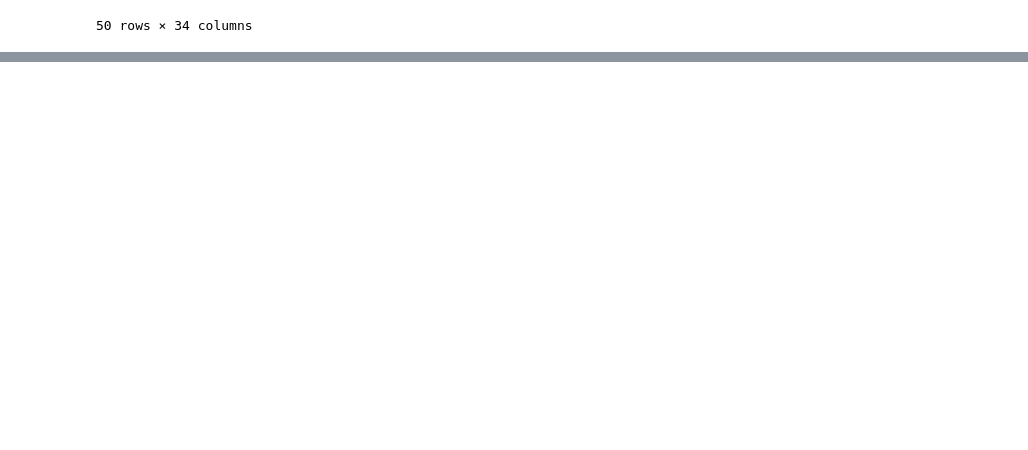
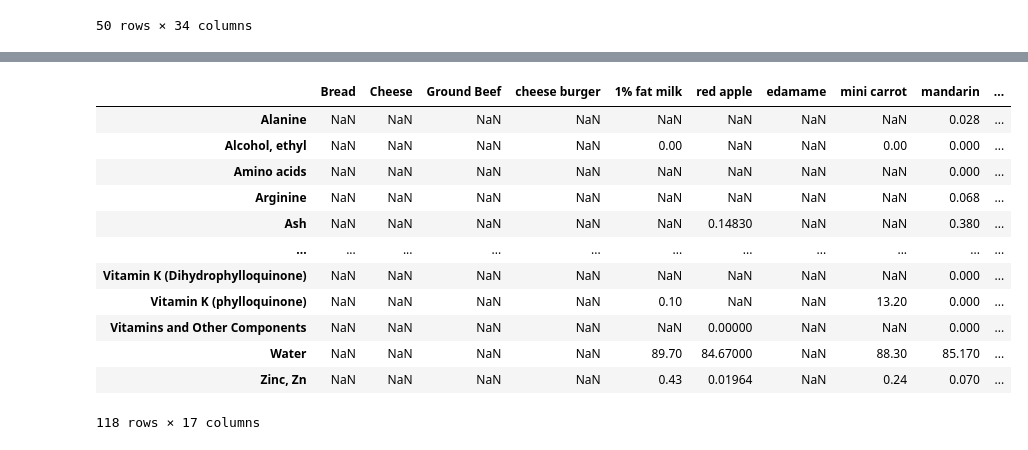
Before and after one commit to philippaSteinberg/EEP153-Proj2, a Jupyter notebook: Cost Part of Project-2.ipynb, the cells around one changed output, grey strips where cells are left out. Cells and saved outputs as stored; diff of their text form; code cells hidden in the pictures; blank space fills up the shorter version.

```diff
--- a/Cost Part of Project-2.ipynb
+++ b/Cost Part of Project-2.ipynb
@@ -75,0 +99,7 @@ fdc.search(apikey,"Mushroom")
+# %%
+df = read_sheets("https://docs.google.com/spreadsheets/d/1Ml9KIH_HLl64Y8zTldoghUu5ZhTY7IXanN77itVAxRM/edit#gid=0",
+                 sheet='prices')
+
+df = df.set_index('Food')
+df = df.reset_index()
+df
@@ -75,0 +126,27 @@ fdc.search(apikey,"Mushroom")
+# %%
+D = {}
+count = 0
+for food in  df.Food.tolist():
+    try:
+        FDC = df.loc[df.Food==food,:].FDC[count]
+        count+=1
+        D[food] = fdc.nutrients(apikey,FDC).Quantity
+    except AttributeError:
+        warnings.warn("Couldn't find FDC Code %s for food %s." % (food,FDC))
+
+FoodNutrients = pd.DataFrame(D,dtype=float)
+FoodNutrients
+# %% [output]
+|  | Bread | Cheese | Ground Beef | cheese burger | 1% fat milk | red apple | edamame | mini carrot | mandarin | ... |
+| Alanine | NaN | NaN | NaN | NaN | NaN | NaN | NaN | NaN | 0.028 | ... |
+| Alcohol, ethyl | NaN | NaN | NaN | NaN | 0.00 | NaN | NaN | 0.00 | 0.000 | ... |
+| Amino acids | NaN | NaN | NaN | NaN | NaN | NaN | NaN | NaN | 0.000 | ... |
+| Arginine | NaN | NaN | NaN | NaN | NaN | NaN | NaN | NaN | 0.068 | ... |
+| Ash | NaN | NaN | NaN | NaN | NaN | 0.14830 | NaN | NaN | 0.380 | ... |
+| ... | ... | ... | ... | ... | ... | ... | ... | ... | ... | ... |
+| Vitamin K (Dihydrophylloquinone) | NaN | NaN | NaN | NaN | NaN | NaN | NaN | NaN | 0.000 | ... |
+| Vitamin K (phylloquinone) | NaN | NaN | NaN | NaN | 0.10 | NaN | NaN | 13.20 | 0.000 | ... |
+| Vitamins and Other Components | NaN | NaN | NaN | NaN | NaN | 0.00000 | NaN | NaN | 0.000 | ... |
+| Water | NaN | NaN | NaN | NaN | 89.70 | 84.67000 | NaN | 88.30 | 85.170 | ... |
+| Zinc, Zn | NaN | NaN | NaN | NaN | 0.43 | 0.01964 | NaN | 0.24 | 0.070 | ... |
+118 rows × 17 columns
```
Also changed, not shown: parts of 5 cells of this notebook.
